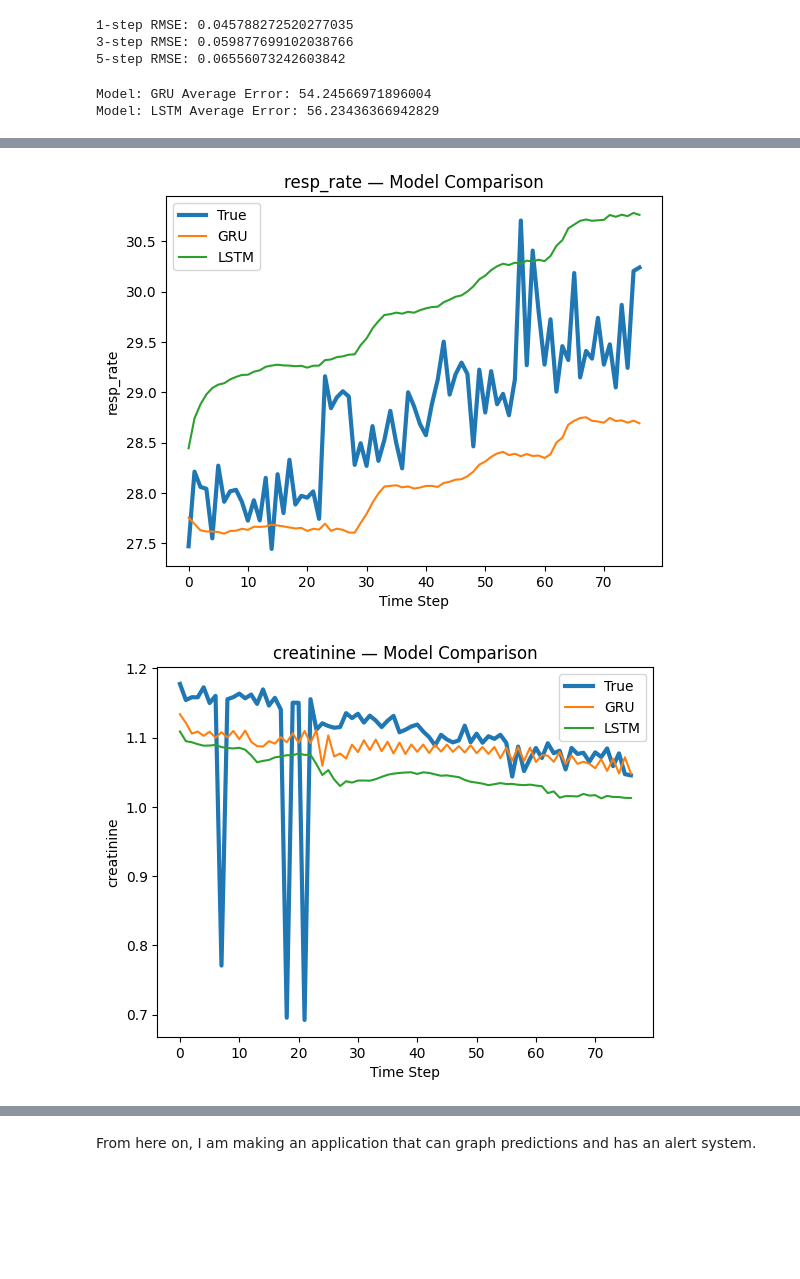
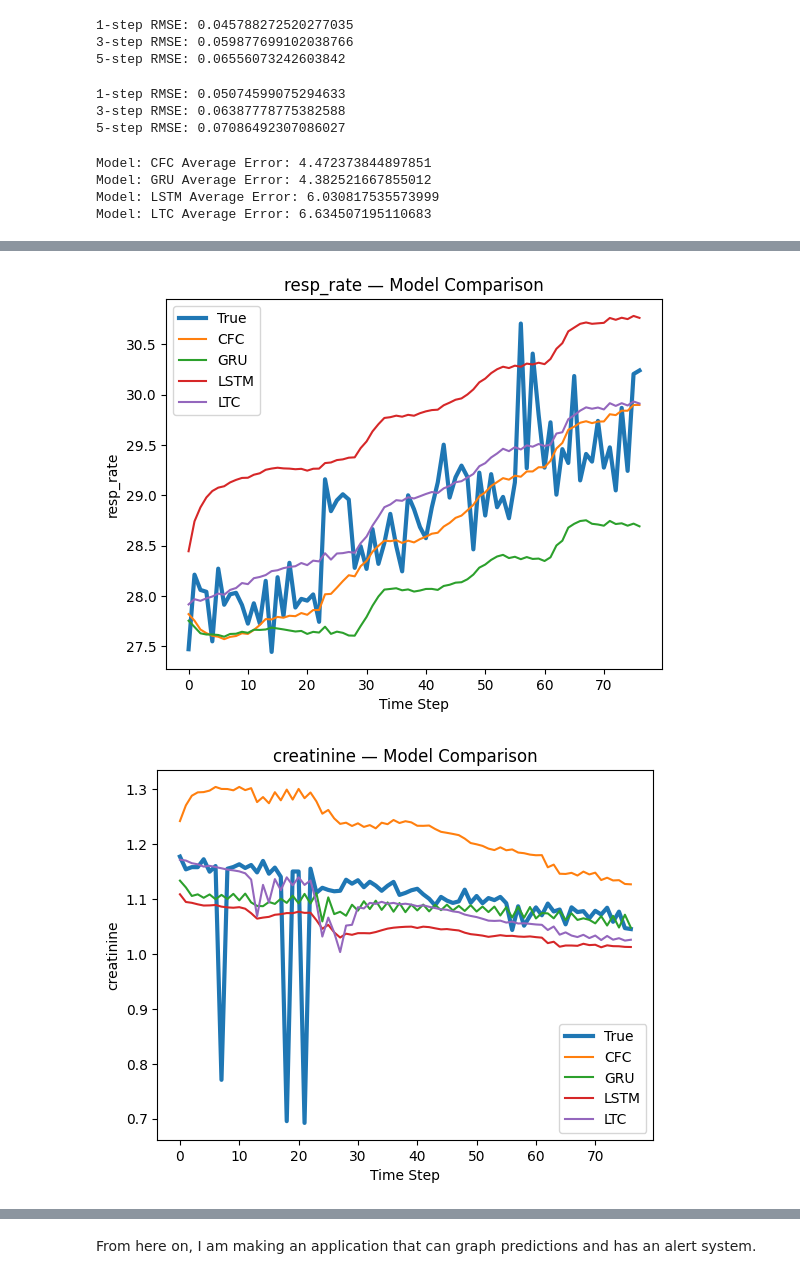
Before and after one commit to theophilus28/LNN-GRU-Comparative, a Jupyter notebook: lnn_setup.ipynb, the cells around one changed output, grey strips where cells are left out. Saved outputs shown, nothing was run; the diff lists cells and outputs as text; code cells hidden in the pictures; blank space fills up the shorter version.

```diff
--- a/lnn_setup.ipynb
+++ b/lnn_setup.ipynb
@@ -2416,20 +2405,22 @@ print("5-step RMSE:", rollout_rmse(model, test_loader, 5, model_type))
 3-step RMSE: 0.059877699102038766
 5-step RMSE: 0.06556073242603842
 # %%
-#test_ds = ICUDataset(test_seqs)
-#test_loader = DataLoader(test_ds, batch_size=64, collate_fn=collate_fn)
+test_ds = ICUDataset(test_seqs)
+test_loader = DataLoader(test_ds, batch_size=64, collate_fn=collate_fn)
 
 model_type = 'ltc'
-model = LTCNetwork(input_size=21, hidden_size=128, output_size=18,
-                   num_layers=2, solver='euler', ode_unfolds=6)
-best_save = "best_ltc.pt"
+model = LTCNetwork()
+best_save = "best_ltc_fixed.pt"
 model.load_state_dict(torch.load(best_save))
 model.to("cuda")
 
 print("1-step RMSE:", rollout_rmse(model, test_loader, 1, model_type))
 print("3-step RMSE:", rollout_rmse(model, test_loader, 3, model_type))
 print("5-step RMSE:", rollout_rmse(model, test_loader, 5, model_type))
-#Below scores are obviously poor, but they come from a 1-epoch training run, so that is expected
+# %% [output]
+1-step RMSE: 0.05074599075294633
+3-step RMSE: 0.06387778775382588
+5-step RMSE: 0.07086492307086027
 # %%
 # rollout for prediction
 
@@ -2508,7 +2499,7 @@ def rollout_model(model, df, feature_cols, action_cols,
     # interested in seeing the cumulative error so I can compare that across models as well
     errs = []
     for tru, pred in zip(true, preds):
-        err = (pred - tru) ** 2
+        err = (pred - tru) ** 2 / 18
         errs.append(err)
     err = np.mean(errs)
 
@@ -2626,17 +2617,17 @@ gru_model.load_state_dict(torch.load("best_gru.pt"))
 #gru_model_original.load_state_dict(torch.load("best_gru_original.pt"))
 lstm_model.load_state_dict(torch.load("best_lstm.pt"))
 #lstm_model_original.load_state_dict(torch.load("best_lstm_original.pt"))
-#cfc_model.load_state_dict(torch.load("best_cfc.pt"))
+cfc_model.load_state_dict(torch.load("best_cfc_fixed.pt"))
 #cfc_arch2_model.load_state_dict(torch.load("best_cfc_arch2.pt"))
 #cfc_arch3_model.load_state_dict(torch.load("best_cfc_arch3.pt"))
 #cfc_model_3.load_state_dict(torch.load("best_cfc_dt3.pt"))
 #cfc_model_02.load_state_dict(torch.load("best_cfc_dt02.pt"))
-#ltc_model.load_state_dict(torch.load("best_ltc.pt"))
+ltc_model.load_state_dict(torch.load("best_ltc_fixed.pt"))
 #ltc_model_optim.load_state_dict(torch.load("best_ltc_optim.pt"))
 #lrc_model.load_state_dict(torch.load("best_lrc.pt"))
 #lrc_model_optim.load_state_dict(torch.load("best_lrc_optim.pt"))
 models = {
-    #"CFC": cfc_model,
+    "CFC": cfc_model,
     "GRU": gru_model,
     "LSTM": lstm_model,
     #"GRU Original": gru_model_original,
@@ -2645,7 +2636,7 @@ models = {
     #"CFC dt=3.0": cfc_model_3,
     #"CFC dt=0.2": cfc_model_02,
     #"CFC Arch 3": cfc_arch3_model,
-    #"LTC": ltc_model,
+    "LTC": ltc_model,
     #"LTC Optimized RK4": ltc_model_optim,
     #"LRC": lrc_model,
     #"LRC Optim": lrc_model_optim
@@ -2660,7 +2651,7 @@ train_icu_ids = subjects_to_icu_ids(full_df, train_subj)
 val_icu_ids   = subjects_to_icu_ids(full_df, val_subj)
 test_icu_ids  = subjects_to_icu_ids(full_df, test_subj)
 
-# longest ICU stays are 8691, 8980, 8570, 8606, 8612, 8563, 7486, 4199, 3405
+# longest ICU stays are 6821, 8691, 8980, 8570, 8606, 8612, 8563, 7486, 4199, 3405
 compare_models(
     models,
     full_df,
@@ -2673,5 +2664,7 @@ compare_models(
     device="cuda"
 )
 # %% [output]
-Model: GRU Average Error: 54.24566971896004
-Model: LSTM Average Error: 56.23436366942829
+Model: CFC Average Error: 4.472373844897851
+Model: GRU Average Error: 4.382521667855012
+Model: LSTM Average Error: 6.030817535573999
+Model: LTC Average Error: 6.634507195110683
@@ -2682,2 +2675,2 @@ Model: LSTM Average Error: 56.23436366942829
-[figure, old version]
+[figure, new version]
-[figure, old version]
+[figure, new version]
```
Also changed, not shown: parts of 7 cells of this notebook.
